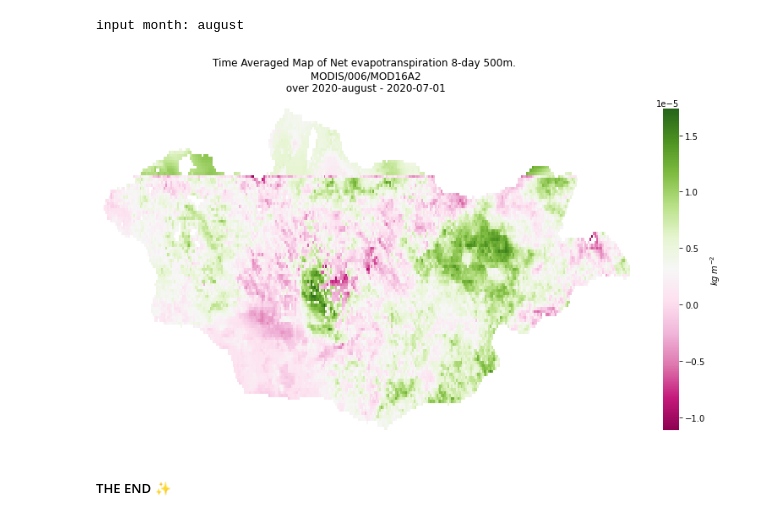
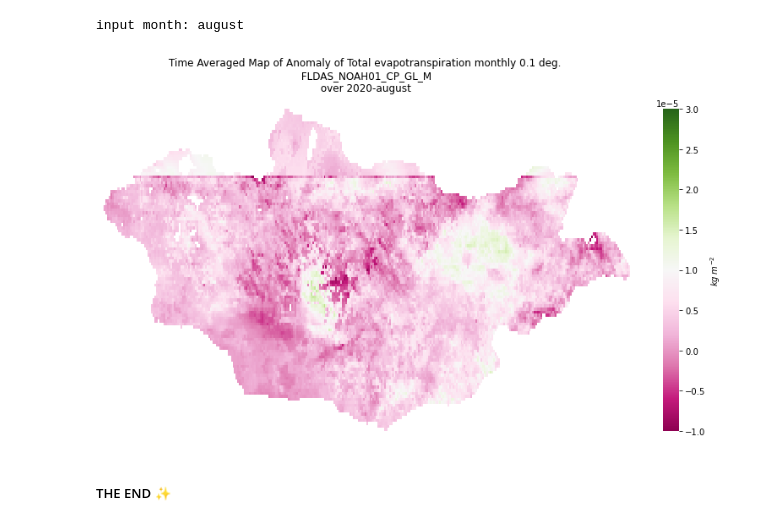
Before and after one commit to astervolta/ET-repo, a Jupyter notebook: 2.giovanni_extract_TIF_to_CSV_to_HeatMap.ipynb, the cells around one changed output. Cells and saved outputs as stored; diff of their text form; code cells hidden in the pictures.

Commit message:
anomaly ET maps fixed color scale

```diff
--- a/2.giovanni_extract_TIF_to_CSV_to_HeatMap.ipynb
+++ b/2.giovanni_extract_TIF_to_CSV_to_HeatMap.ipynb
@@ -71,15 +79,15 @@ input month: august
 # %%
 # HeatMap
 fig, ax = plt.subplots(figsize=(14,7))         # Sample figsize in inches
-heat_map = sns.heatmap(df_ssma, xticklabels=False, yticklabels=False, cmap="PiYG",
+heat_map = sns.heatmap(df_ssma, xticklabels=False, yticklabels=False, vmin=-1e-5, vmax=3e-5, cmap="PiYG",
                              cbar_kws={'label': '$kg\;m^{-2}\;$'})
 
 # Add Title
-plt.title( 'Time Averaged Map of Net evapotranspiration 8-day 500m. \n MODIS/006/MOD16A2 \n over 2020-'+month+' - 2020-07-01 \n')
+plt.title( 'Time Averaged Map of Anomaly of Total evapotranspiration monthly 0.1 deg. \n FLDAS_NOAH01_CP_GL_M \n over 2020-'+month+' \n')
 
 # Display
 plt.show()
 # %% [output]
-[figure, old version]
+[figure, new version]
 # %% [markdown]
 ##### THE END ✨
```
Also changed, not shown: parts of 2 cells of this notebook.
